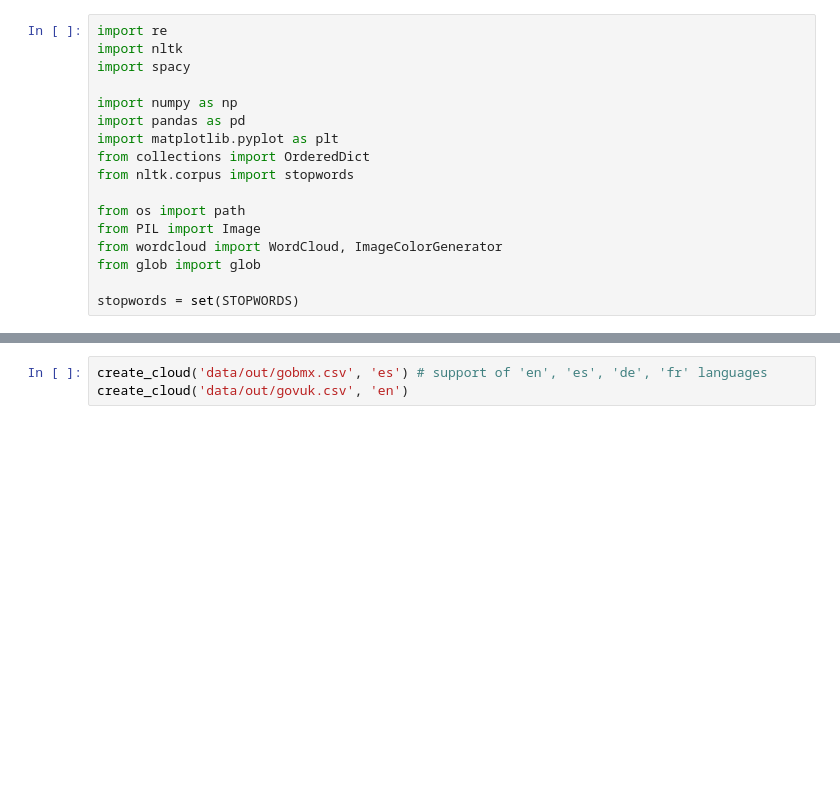
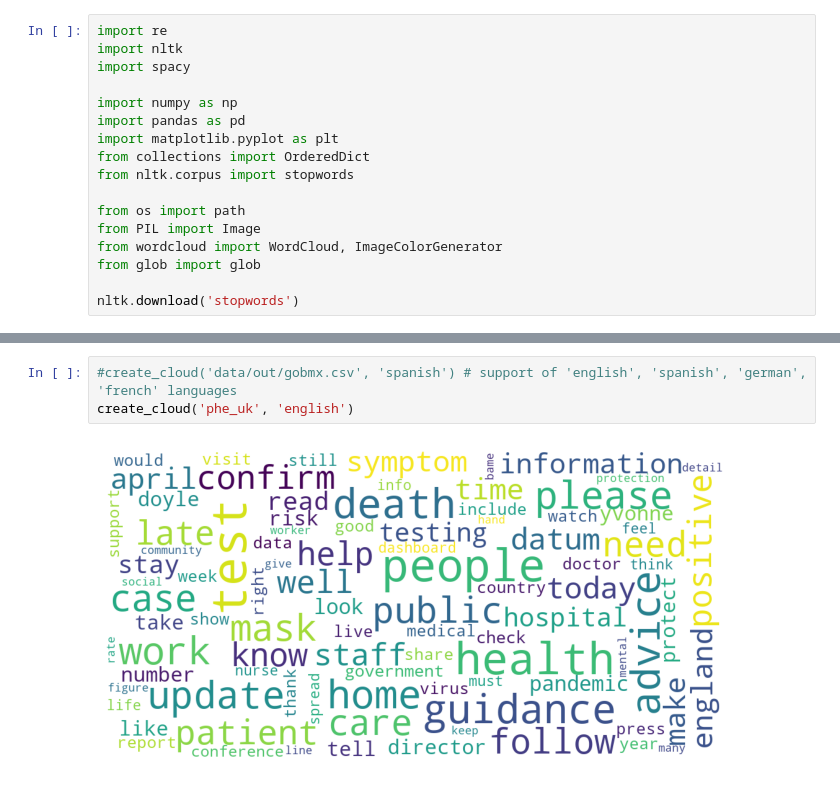
Before and after one commit to vitiugin/who, a Jupyter notebook: keywords_extraction.ipynb, the cells around one changed output, grey strips where cells are left out. Drawn from its saved outputs; the diff is of its cells as text; blank space fills up the shorter version.

Commit message:
upgrade scripts after adding clustering and preparing data including QCRI data

```diff
--- a/keywords_extraction.ipynb
+++ b/keywords_extraction.ipynb
@@ -19,4 +37,4 @@ from PIL import Image
 from wordcloud import WordCloud, ImageColorGenerator
 from glob import glob
 
-stopwords = set(STOPWORDS)
+nltk.download('stopwords')
@@ -83,4 +111,6 @@ def create_cloud(file, lang):
     plt.show()
-# %%
-create_cloud('data/out/gobmx.csv', 'es') # support of 'en', 'es', 'de', 'fr' languages
-create_cloud('data/out/govuk.csv', 'en')
+# %%
+#create_cloud('data/out/gobmx.csv', 'spanish') # support of 'english', 'spanish', 'german', 'french' languages
+create_cloud('phe_uk', 'english')
+# %% [output]
+[figure, added]
```
Also changed, not shown: parts of 3 cells of this notebook, 2 other files.
